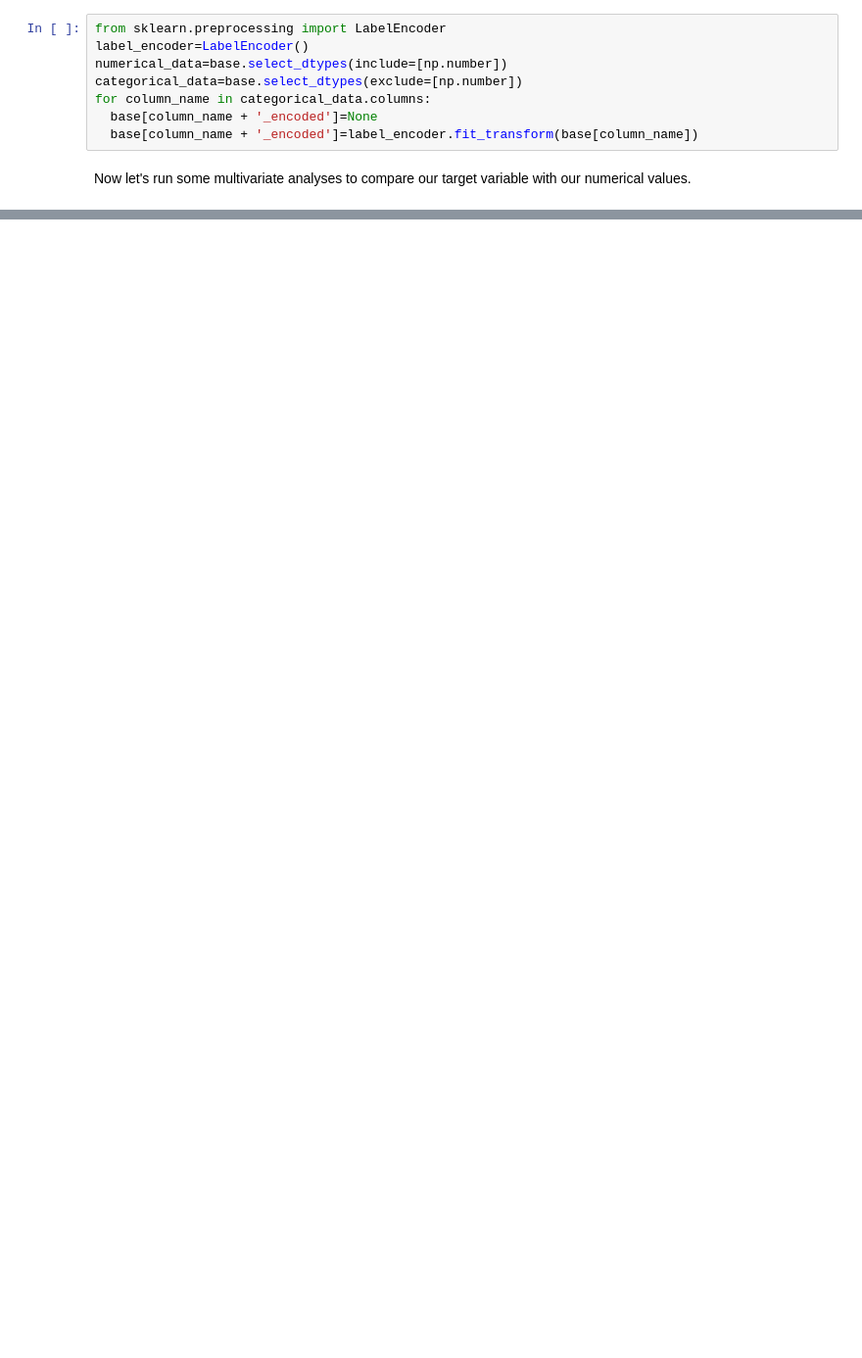
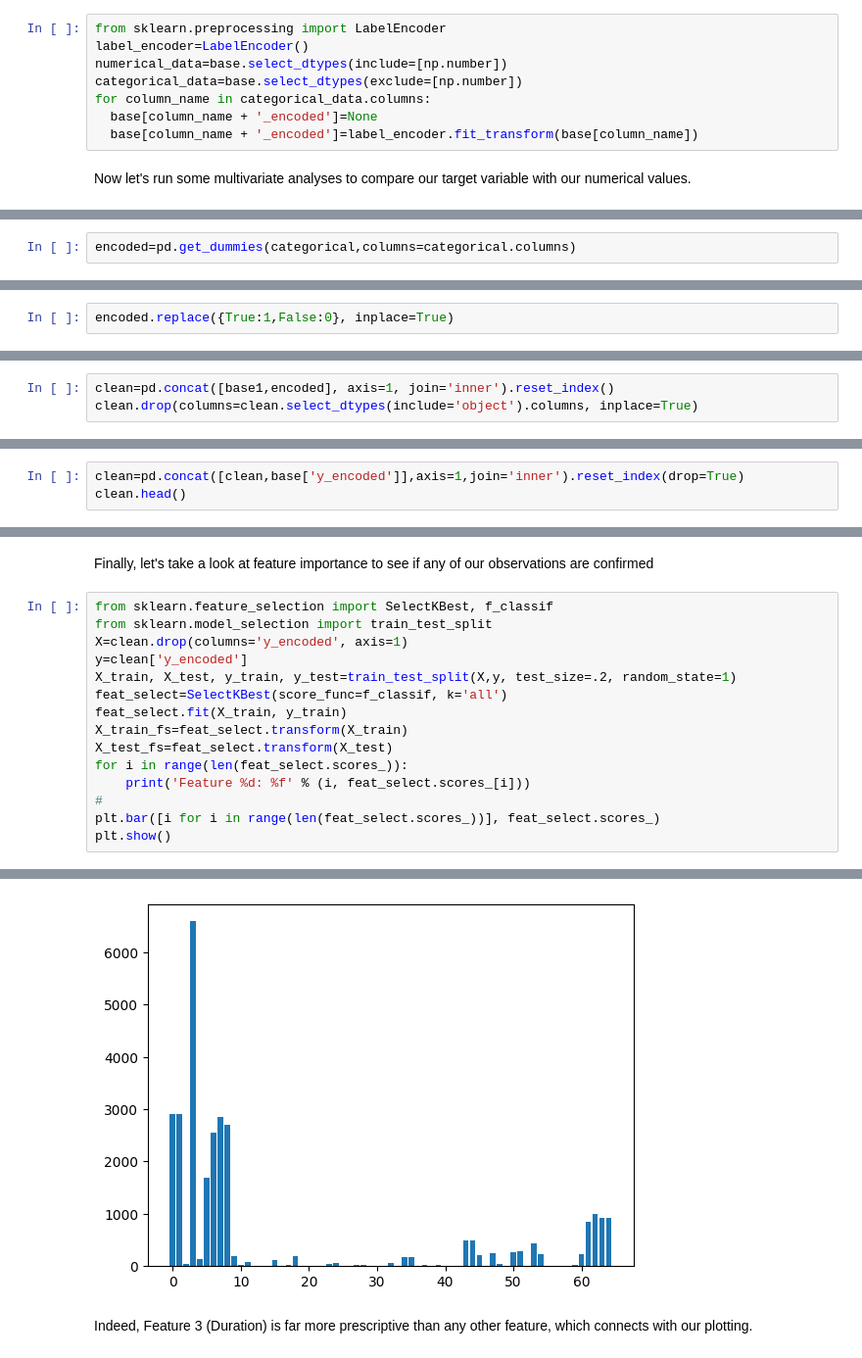
Before and after one commit to maddog19527/CS675_Project_2, a Jupyter notebook: Data_Cleaning.ipynb, the cells around one changed output, grey strips where cells are left out. Shown at 98% size. Saved outputs shown, nothing was run; the diff lists cells and outputs as text; blank space fills up the shorter version.

```diff
--- a/Data_Cleaning.ipynb
+++ b/Data_Cleaning.ipynb
@@ -279,0 +510,2 @@ I notice a few variables that possess a strong positive correlation with our tar
+# %%
+encoded=pd.get_dummies(categorical,columns=categorical.columns)
@@ -279,0 +522,2 @@ I notice a few variables that possess a strong positive correlation with our tar
+# %%
+encoded.replace({True:1,False:0}, inplace=True)
@@ -279,0 +536,3 @@ I notice a few variables that possess a strong positive correlation with our tar
+# %%
+clean=pd.concat([base1,encoded], axis=1, join='inner').reset_index()
+clean.drop(columns=clean.select_dtypes(include='object').columns, inplace=True)
@@ -279,0 +559,3 @@ I notice a few variables that possess a strong positive correlation with our tar
+# %%
+clean=pd.concat([clean,base['y_encoded']],axis=1,join='inner').reset_index(drop=True)
+clean.head()
@@ -279,0 +570,18 @@ I notice a few variables that possess a strong positive correlation with our tar
+# %% [markdown]
+Finally, let's take a look at feature importance to see if any of our observations are confirmed
+# %%
+from sklearn.feature_selection import SelectKBest, f_classif
+from sklearn.model_selection import train_test_split
+X=clean.drop(columns='y_encoded', axis=1)
+y=clean['y_encoded']
+X_train, X_test, y_train, y_test=train_test_split(X,y, test_size=.2, random_state=1)
+feat_select=SelectKBest(score_func=f_classif, k='all')
+feat_select.fit(X_train, y_train)
+X_train_fs=feat_select.transform(X_train)
+X_test_fs=feat_select.transform(X_test)
+for i in range(len(feat_select.scores_)):
+	print('Feature %d: %f' % (i, feat_select.scores_[i]))
+#
+plt.bar([i for i in range(len(feat_select.scores_))], feat_select.scores_)
+plt.show()
+# %% [output]
@@ -279,0 +605,3 @@ I notice a few variables that possess a strong positive correlation with our tar
+[figure, added]
+# %% [markdown]
+Indeed, Feature 3 (Duration) is far more prescriptive than any other feature, which connects with our plotting.
```
Also changed, not shown: parts of 57 cells of this notebook, 4 other files.
